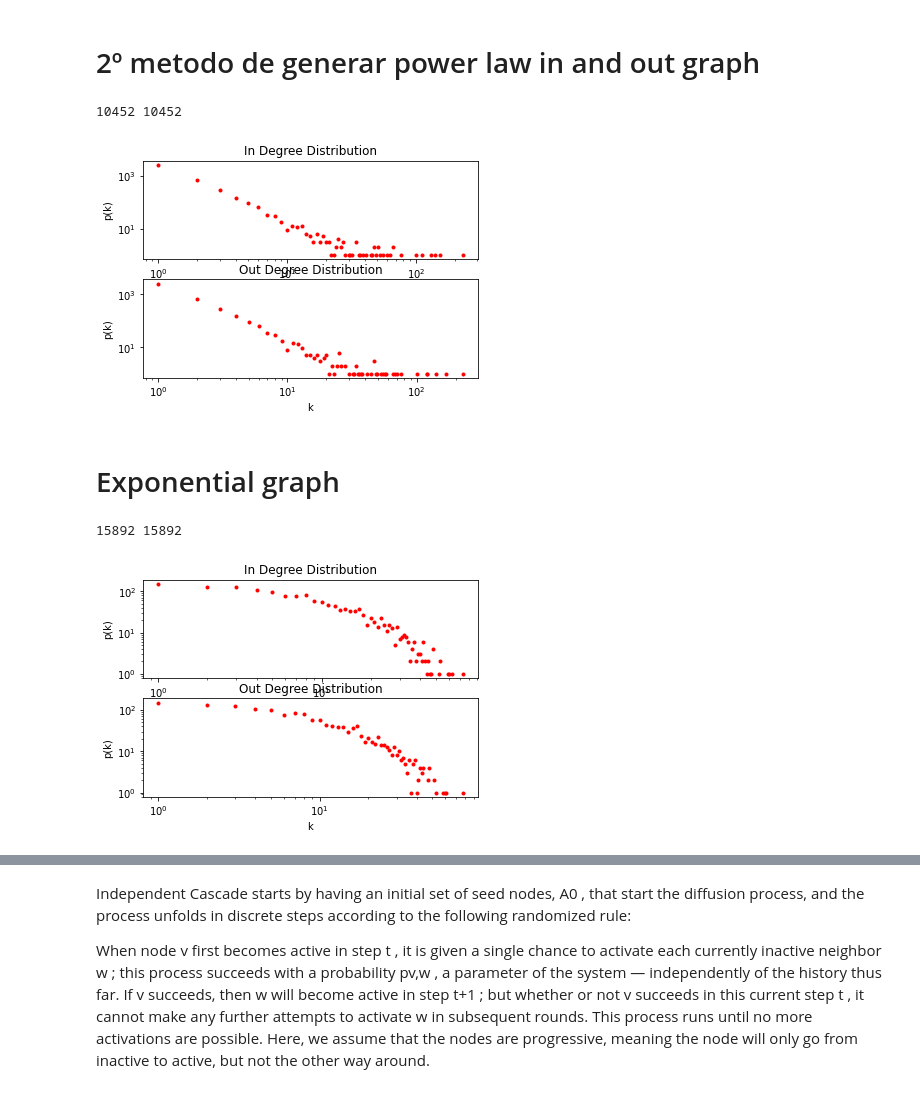
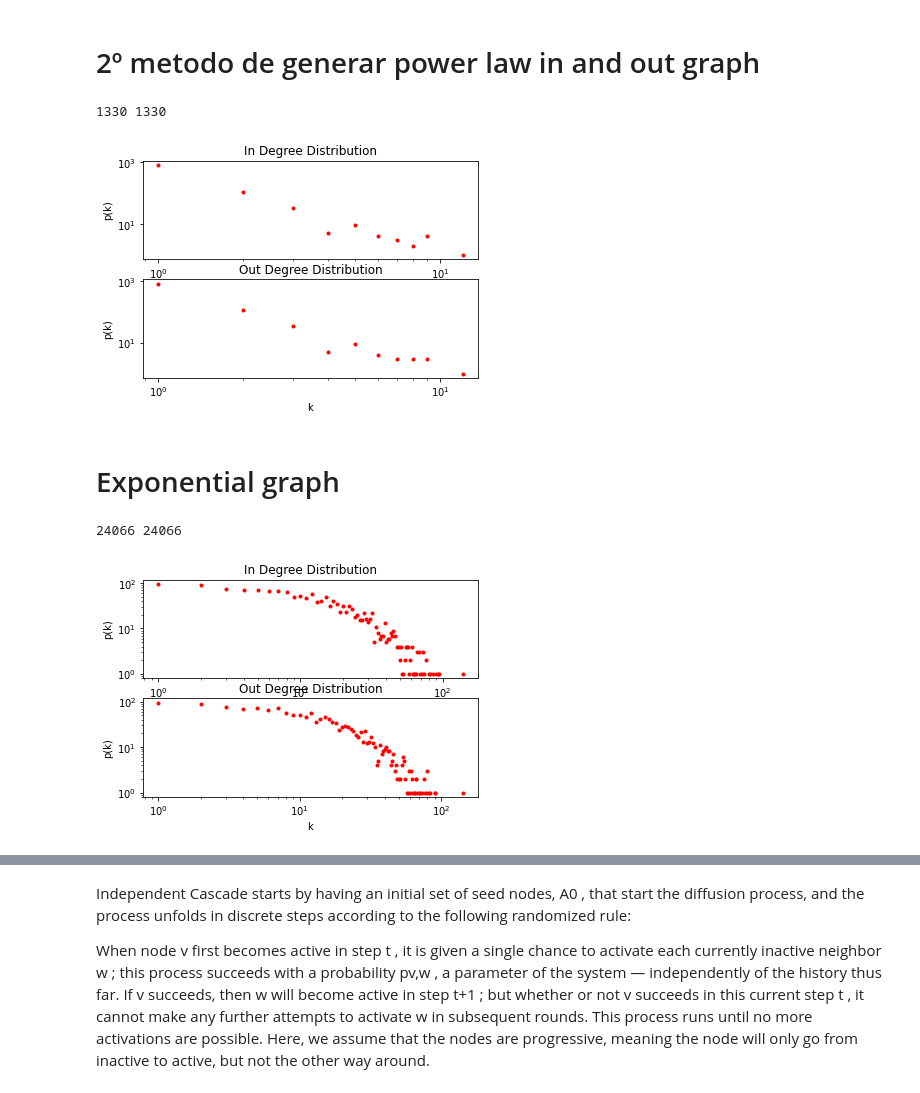
Before and after one commit to Brumargon/TFM.-, a Jupyter notebook: ICM .ipynb, the cells around one changed output, grey strips where cells are left out. Saved outputs shown, nothing was run; the diff lists cells and outputs as text; code cells hidden in the pictures.

```diff
--- a/ICM .ipynb
+++ b/ICM .ipynb
@@ -56,37 +58,37 @@ def plot_degree_dist(G):
     plt.loglog(out_values, out_hist, 'r.')
     plt.xlabel('k')
     plt.ylabel('p(k)')
     plt.title('Out Degree Distribution')
     plt.show()
 
 
 while True:
     s=[]
-    while len(s)<4000:
-        nextval = int(nx.utils.powerlaw_sequence(1, 2.5)[0]) #100 nodes, power-law exponent 2.5
+    while len(s)<1000:
+        nextval = int(nx.utils.powerlaw_sequence(1, 3.5)[0]) #100 nodes, power-law exponent 2.5
 
         if nextval!=0:
             s.append(nextval)
 
     if sum(s)%2 == 0:
         break
 
 din = s
 
 
 #print(sum(din),sum(dout))
 dout=random.sample(s,len(s))
 #dout = z1
 
 print(sum(din),sum(dout))
 
 graph = nx.directed_configuration_model(din, dout)
 graph=nx.DiGraph(graph) # remove parallel edges
 graph.remove_edges_from(nx.selfloop_edges(graph))
 plot_degree_dist(graph)
 # %% [output]
-10452 10452
+1330 1330
-[figure, old version]
+[figure, new version]
 # %% [markdown]
 # Exponential graph
 # %%
@@ -124,7 +126,7 @@ def plot_degree_dist(G):
 while True:
     s=[]
     while len(s)<1500:
-        nextval = int(expon.rvs(scale=10, size=1)) #generate random values from exponential distribution with rate=40 and sample size=10
+        nextval = int(expon.rvs(scale=15, size=1)) #generate random values from exponential distribution with rate=40 and sample size=10
 
 
         if nextval!=0:
@@ -147,8 +149,8 @@ graph=nx.DiGraph(graph) # remove parallel edges
 graph.remove_edges_from(nx.selfloop_edges(graph))
 plot_degree_dist(graph)
 # %% [output]
-15892 15892
+24066 24066
-[figure, old version]
+[figure, new version]
 # %%
 degree_sequence1 = sorted((d for n, d in graph.in_degree()), reverse=True)
 dmax1 = max(degree_sequence1)
```
Also changed, not shown: parts of 7 cells of this notebook.
